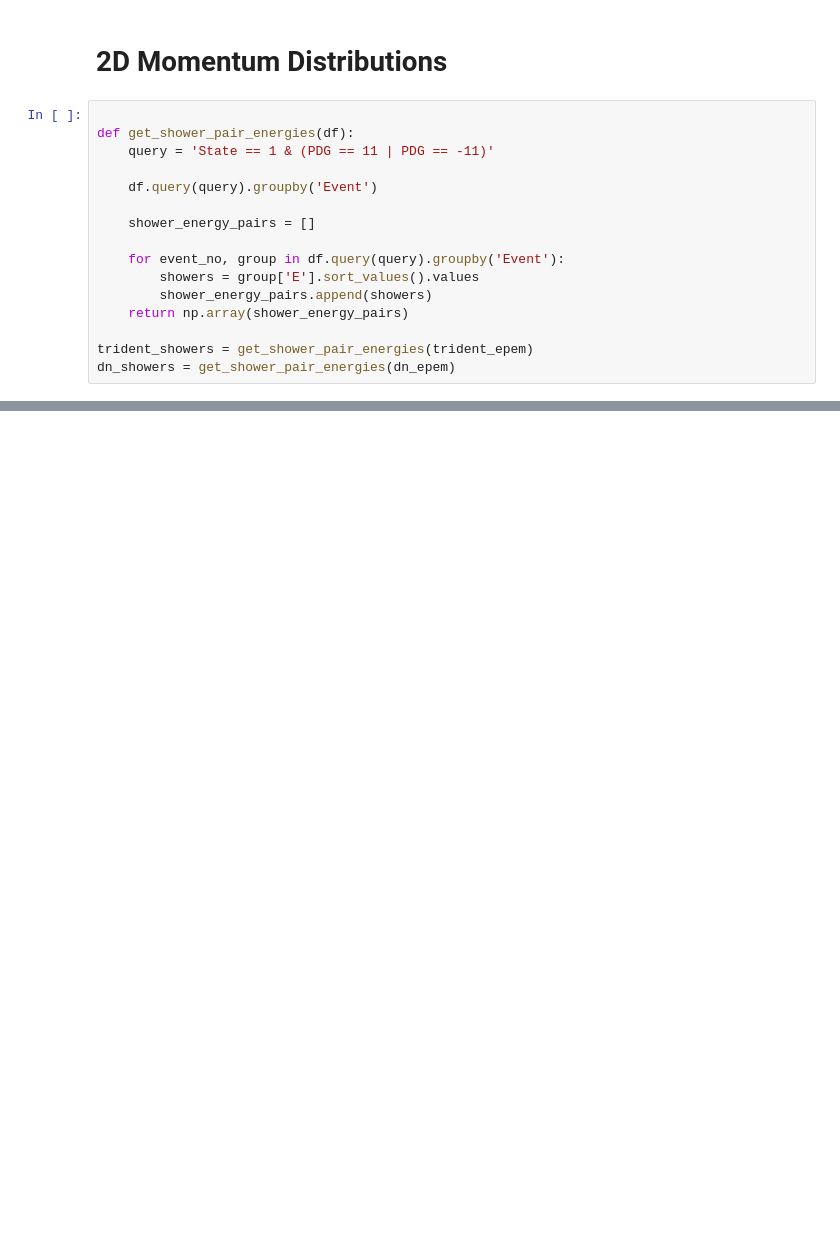
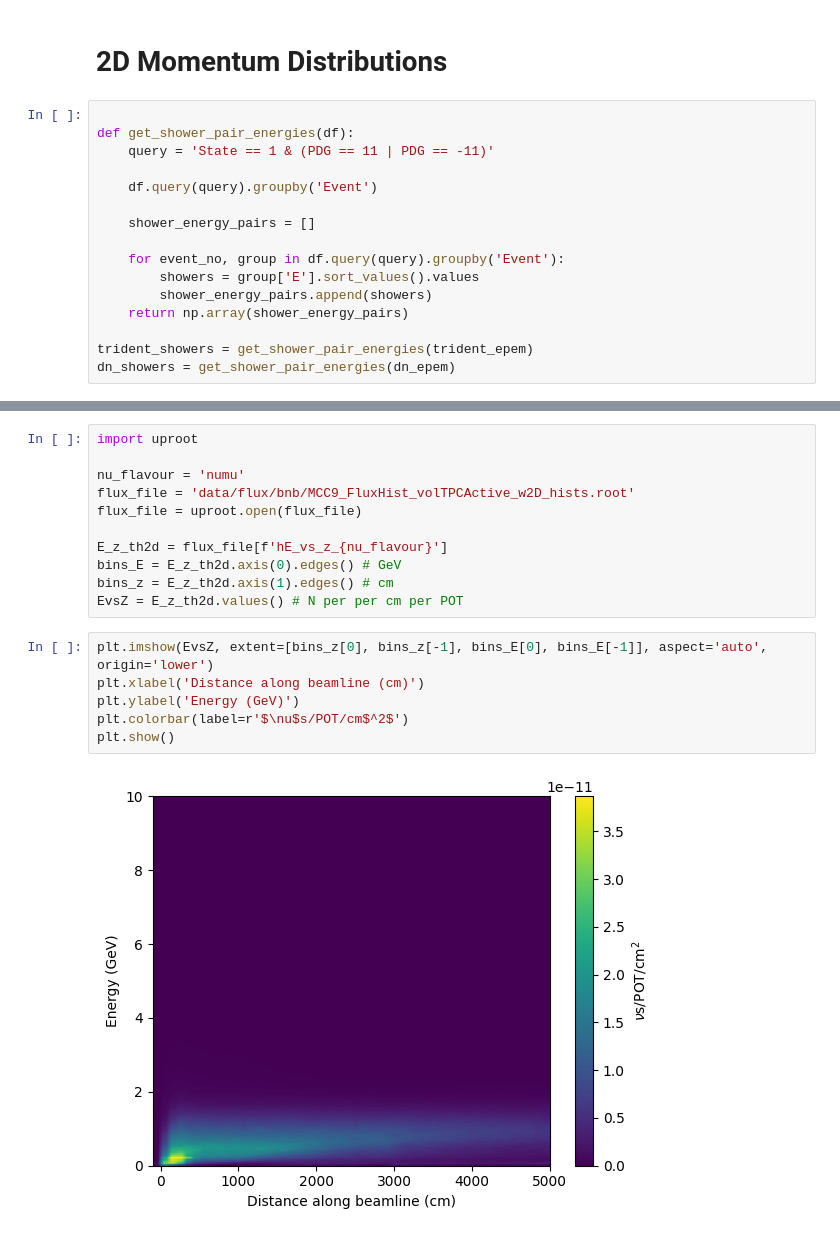
Before and after one commit to JoeBateman/uboone_epem_trident, a Jupyter notebook: hepmc_plotter.ipynb, the cells around one changed output, grey strips where cells are left out. Drawn from its saved outputs; the diff is of its cells as text; blank space fills up the shorter version.

```diff
--- a/hepmc_plotter.ipynb
+++ b/hepmc_plotter.ipynb
@@ -222,0 +415,19 @@ plt.show()
+# %%
+import uproot
+
+nu_flavour = 'numu'
+flux_file = 'data/flux/bnb/MCC9_FluxHist_volTPCActive_w2D_hists.root'
+flux_file = uproot.open(flux_file)
+
+E_z_th2d = flux_file[f'hE_vs_z_{nu_flavour}']
+bins_E = E_z_th2d.axis(0).edges() # GeV
+bins_z = E_z_th2d.axis(1).edges() # cm
+EvsZ = E_z_th2d.values() # N per per cm per POT
+# %%
+plt.imshow(EvsZ, extent=[bins_z[0], bins_z[-1], bins_E[0], bins_E[-1]], aspect='auto', origin='lower')
+plt.xlabel('Distance along beamline (cm)')
+plt.ylabel('Energy (GeV)')
+plt.colorbar(label=r'$\nu$s/POT/cm$^2$')
+plt.show()
+# %% [output]
+[figure, added]
```
Also changed, not shown: parts of 25 cells of this notebook.
